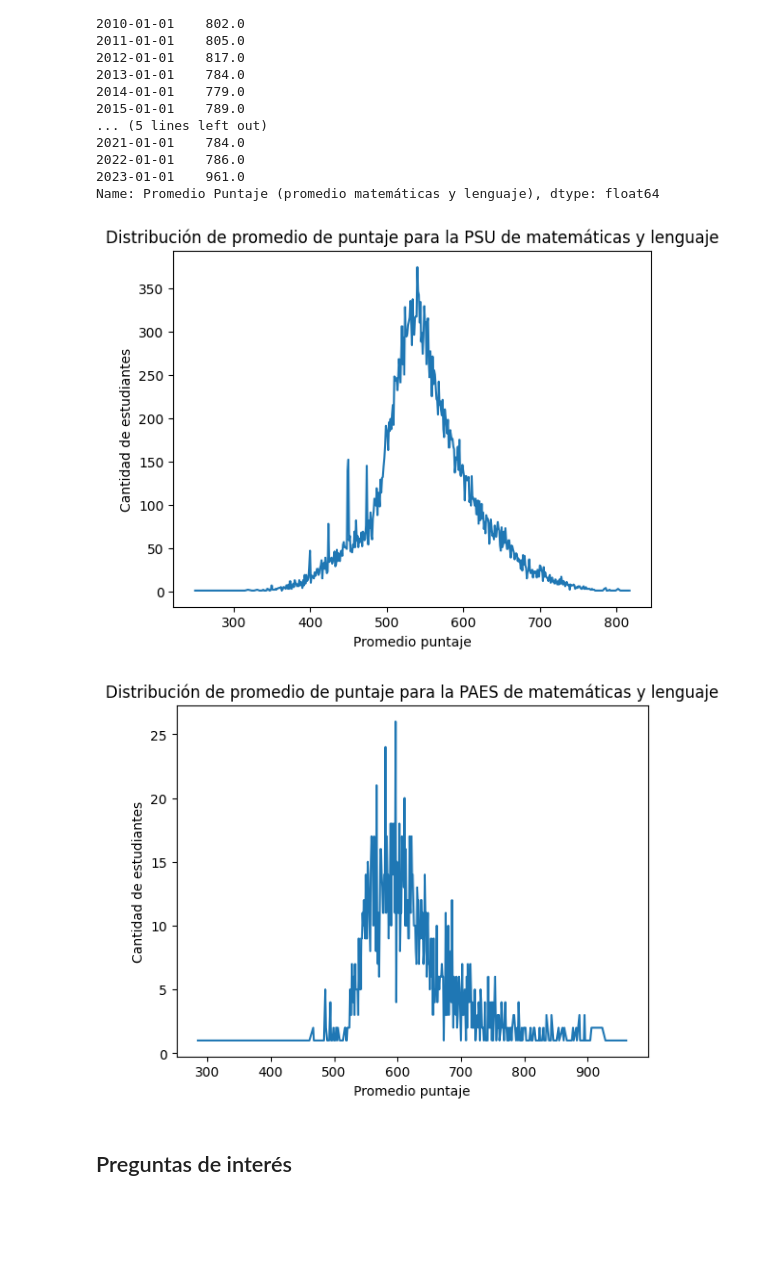
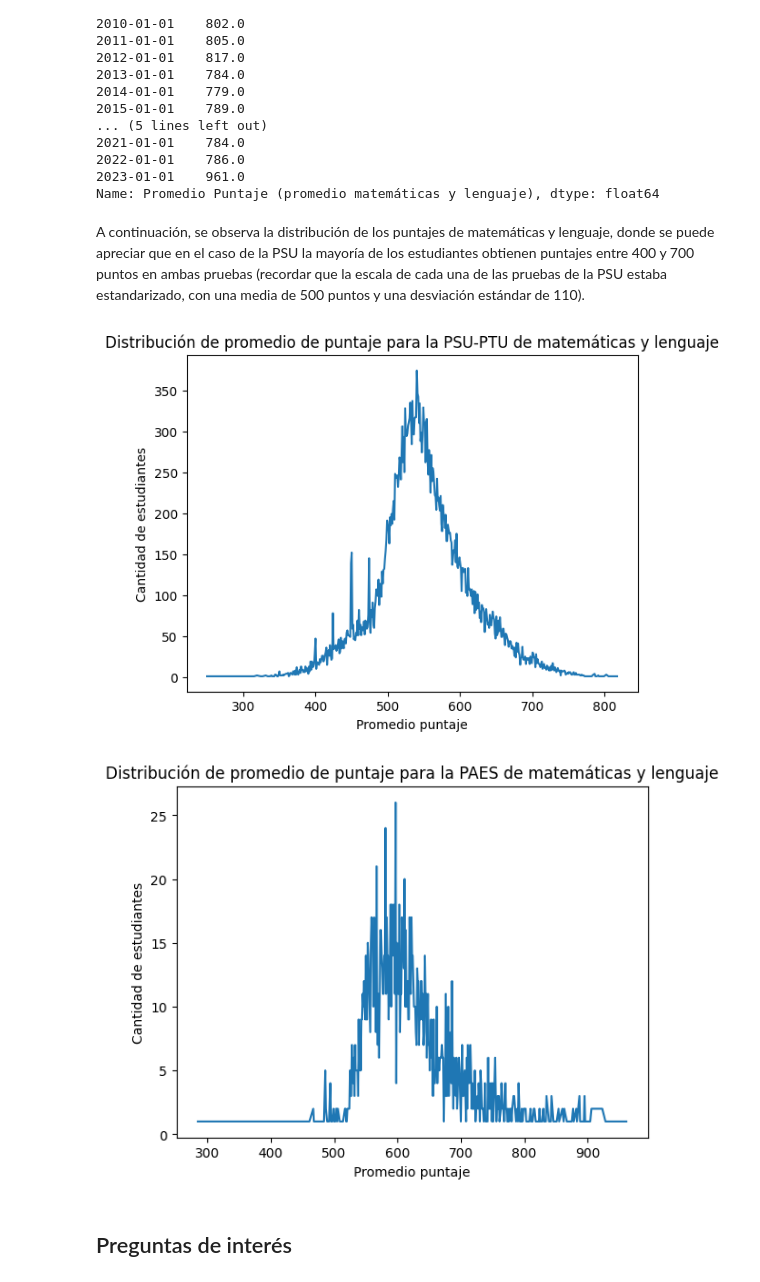
Before and after one commit to pabloskewes/proyecto-mineria-de-datos, a Jupyter notebook: hito1/exploracion.ipynb, the cells around one changed output. Drawn from its saved outputs; the diff is of its cells as text; code cells hidden in the pictures; blank space fills up the shorter version.

```diff
--- a/hito1/exploracion.ipynb
+++ b/hito1/exploracion.ipynb
@@ -122,26 +147,25 @@ Año
 2022-01-01    786.0
 2023-01-01    961.0
 Name: Promedio Puntaje (promedio matemáticas y lenguaje), dtype: float64
+# %% [markdown]
+A continuación, se observa la distribución de los puntajes de matemáticas y lenguaje, donde se puede apreciar que en el caso de la PSU la mayoría de los estudiantes obtienen puntajes entre 400 y 700 puntos en ambas pruebas (recordar que la escala de cada una de las pruebas de la PSU estaba estandarizado, con una media de 500 puntos y una desviación estándar de 110).
 # %%
-# TO DO, separar por año
-
-# df['Año'].dt.year<2020
-
-# df["Promedio Puntaje (promedio matemáticas y lenguaje)"].value_counts().sort_index().plot()
+# Datos PSU y PTU
 datos_puntaje_PSU_PTU=df[df['Año'].dt.year<2023]['Promedio Puntaje (promedio matemáticas y lenguaje)'].value_counts().sort_index().plot()
 plt.xlabel("Promedio puntaje")
 plt.ylabel("Cantidad de estudiantes")
-plt.title("Distribución de promedio de puntaje para la PSU de matemáticas y lenguaje")
+plt.title("Distribución de promedio de puntaje para la PSU-PTU de matemáticas y lenguaje")
 plt.show()
 
+# Datos PAES
 datos_puntaje_PAES=df[(df['Año'].dt.year>=2023)]['Promedio Puntaje (promedio matemáticas y lenguaje)'].value_counts().sort_index().plot()
 plt.xlabel("Promedio puntaje")
 plt.ylabel("Cantidad de estudiantes")
 plt.title("Distribución de promedio de puntaje para la PAES de matemáticas y lenguaje")
 
 plt.show()
 # %% [output]
-[figure, old version]
+[figure, new version]
 [figure]
 # %% [markdown]
 ## Preguntas de interés
```
Also changed, not shown: parts of 28 cells of this notebook, 1 other file.
